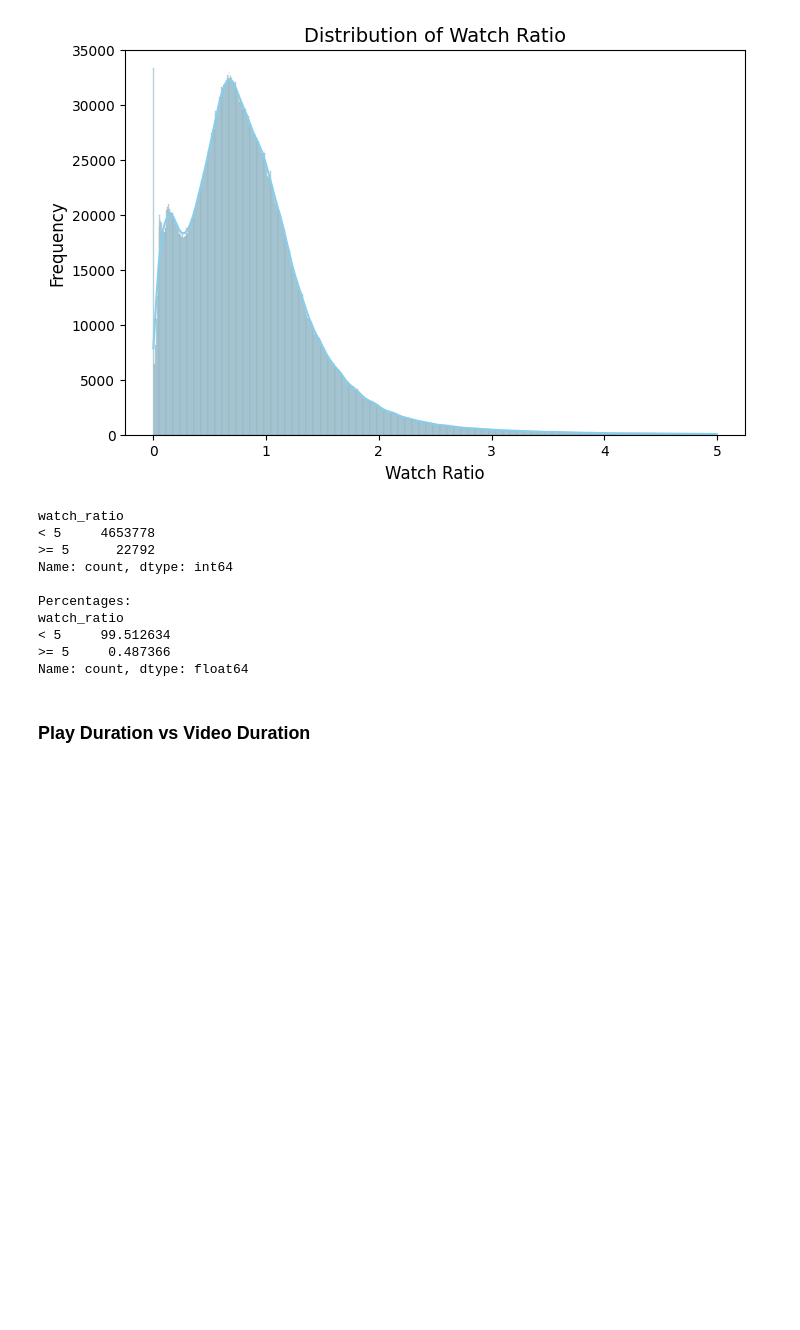
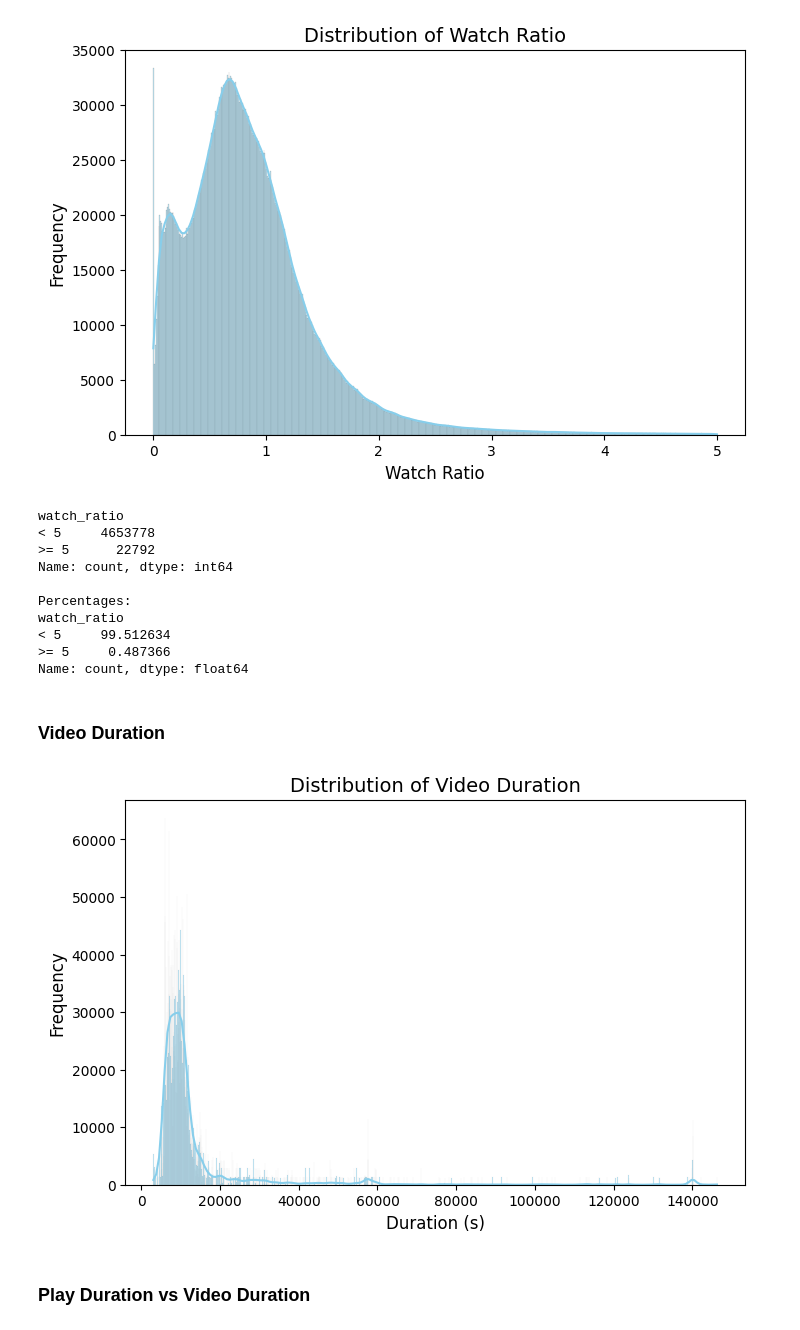
Before and after one commit to jiaawe/kuaishou-recommender, a Jupyter notebook: EDA.ipynb, the cells around one changed output. Saved outputs shown, nothing was run; the diff lists cells and outputs as text; code cells hidden in the pictures; blank space fills up the shorter version.

```diff
--- a/EDA.ipynb
+++ b/EDA.ipynb
@@ -68,6 +84,21 @@ watch_ratio
 < 5     99.512634
 >= 5     0.487366
 Name: count, dtype: float64
+# %% [markdown]
+### Video Duration
+# %%
+# Filter out extreme values
+video_durations = small_matrix[small_matrix['video_duration'] < 150000]
+
+# Distribution of video durations
+plt.figure(figsize=(8, 5))
+sns.histplot(video_durations['video_duration'], kde=True, color='skyblue')
+plt.title('Distribution of Video Duration', fontsize=14)
+plt.xlabel('Duration (s)', fontsize=12)
+plt.ylabel('Frequency', fontsize=12)
+plt.show()
+# %% [output]
+[figure, added]
 # %% [markdown]
 ### Play Duration vs Video Duration
 # %%
```
Also changed, not shown: parts of 2 cells of this notebook, 3 other files.
